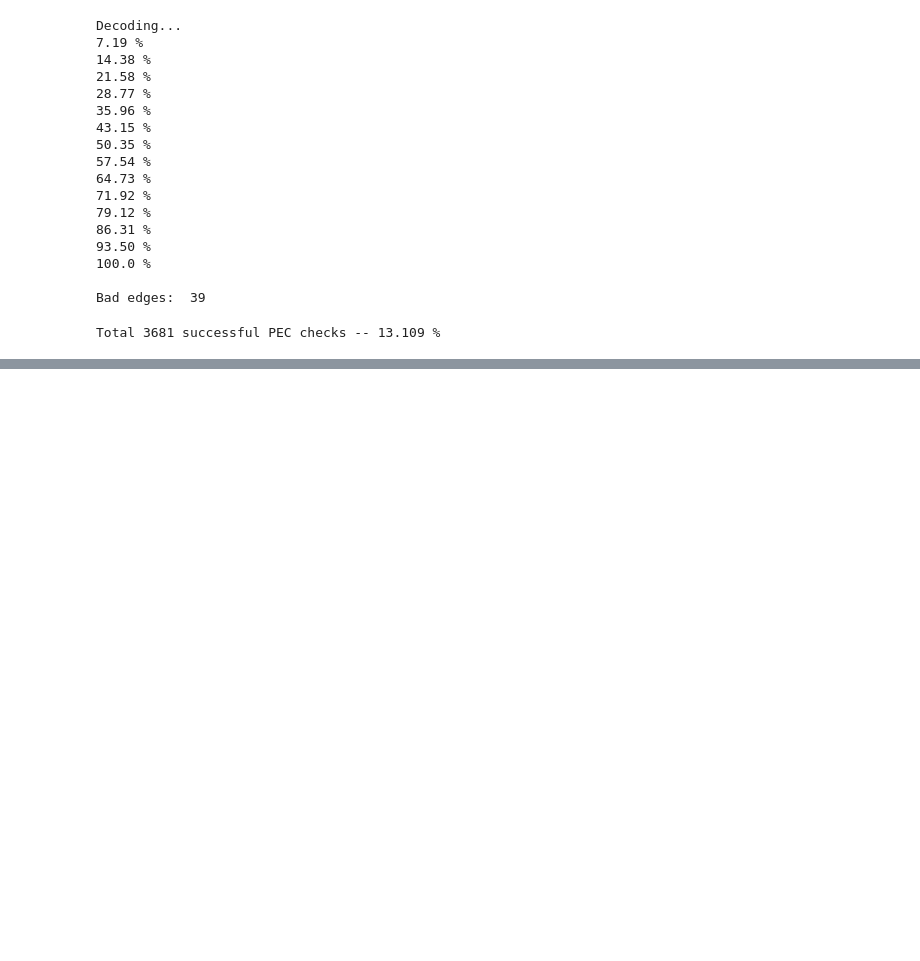
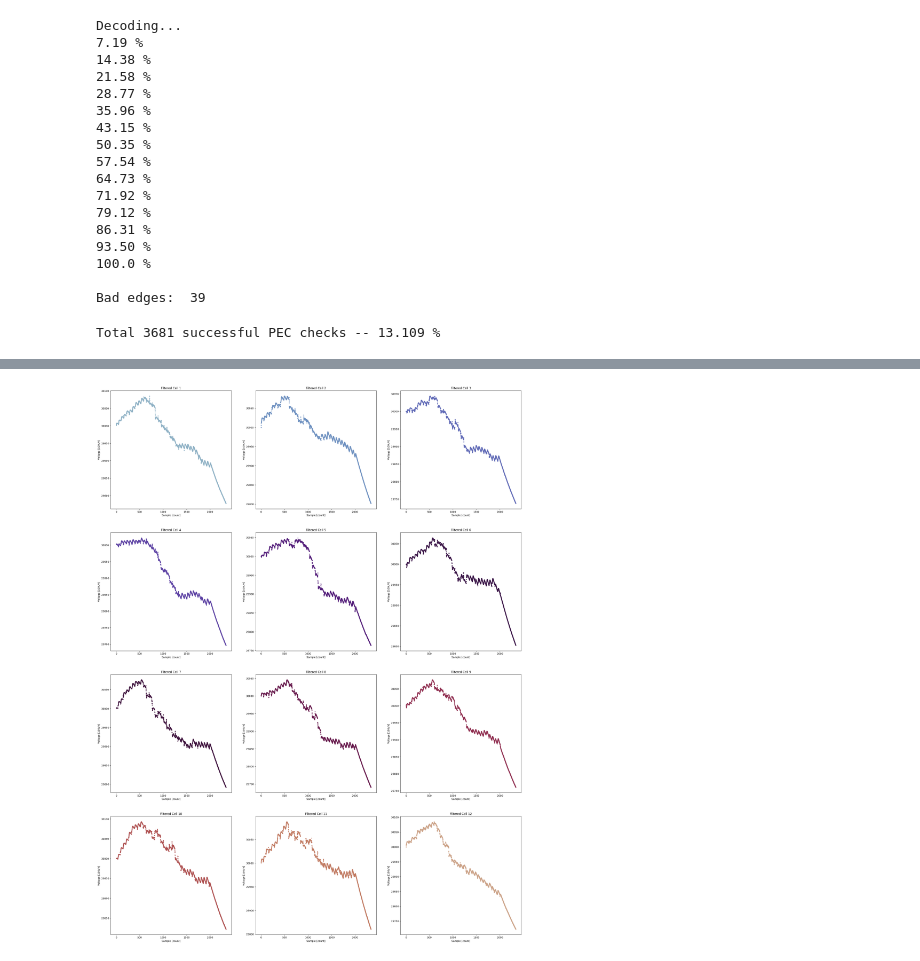
Before and after one commit to mns4595/ltc-comms-debug, a Jupyter notebook: bit-flip-mitigations.ipynb, the cells around one changed output, grey strips where cells are left out. Drawn from its saved outputs; the diff is of its cells as text; code cells hidden in the pictures; blank space fills up the shorter version.

Commit message:
added filter plots and bit polling

```diff
--- a/bit-flip-mitigations.ipynb
+++ b/bit-flip-mitigations.ipynb
@@ -64,0 +66,24 @@ for i in range(0, kNumCells):
+# %%
+## Apply time filter
+init_value = np.ones(12)*30000
+Xfiltered = np.zeros(Xans.shape)
+lam = 0.001
+
+Xfiltered[0,:] = lam*Xans[0,:] + (1-lam)*init_value
+
+for i in range(1, Xans.shape[0]):
+    Xfiltered[i,:] = lam*Xans[i] + (1-lam)*Xfiltered[i-1,:]
+
+fig, axs = plt.subplots(ncols=3, nrows=4, figsize=(30, 40))
+colormap = mpl.colormaps['twilight'].resampled(120)
+c = colormap(np.linspace(0,1,16))
+t = np.arange(0, Xfiltered.shape[0])
+for i in range(0, kNumCells):
+    plot = axs[int(i/3),int(i%3)]
+    plot.scatter(t, Xfiltered[:,i], s=8, color=c[i+2])
+    plot.set_xlabel("Sample [count]")
+    plot.set_ylabel("Voltage [100uV]")
+    name = "Filtered Cell " + str(i+1)
+    plot.set_title(name)
+# %% [output]
+[figure, added]
```
Also changed, not shown: parts of 9 cells of this notebook, 1 other file.
